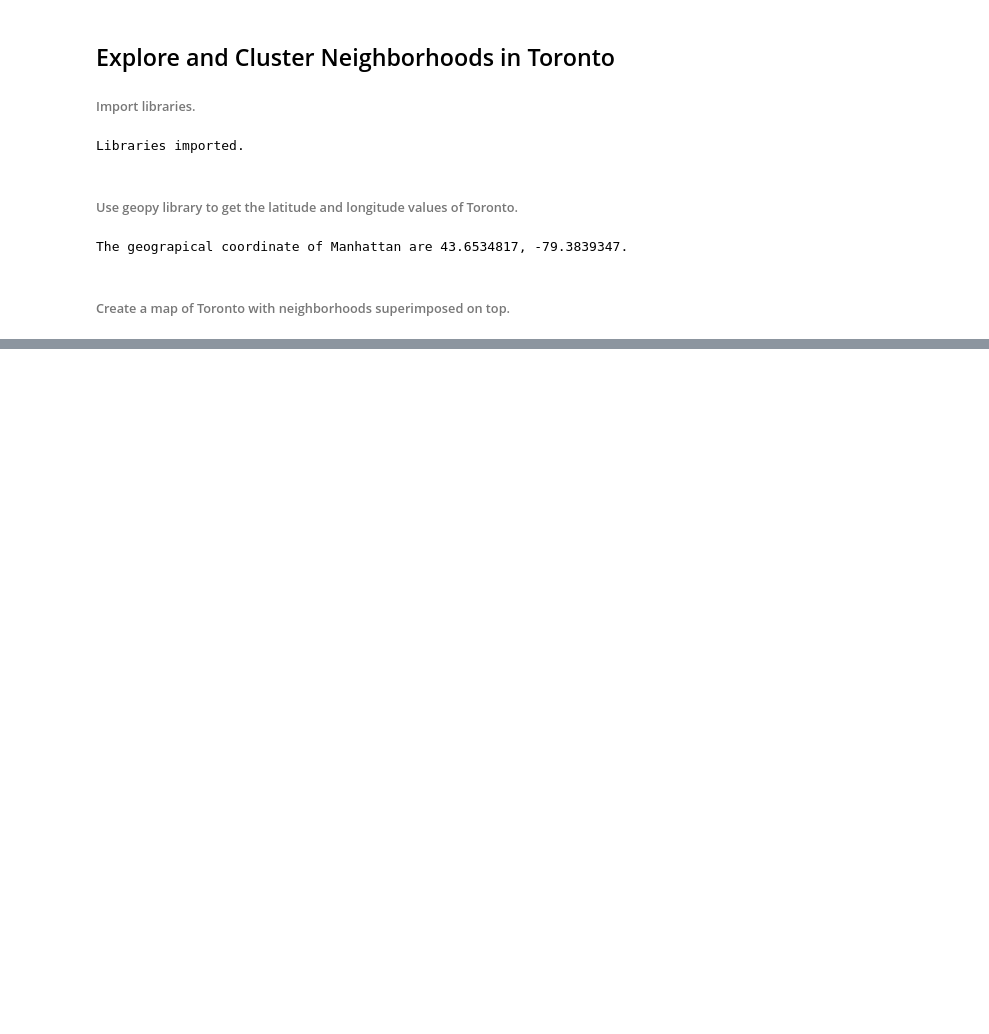
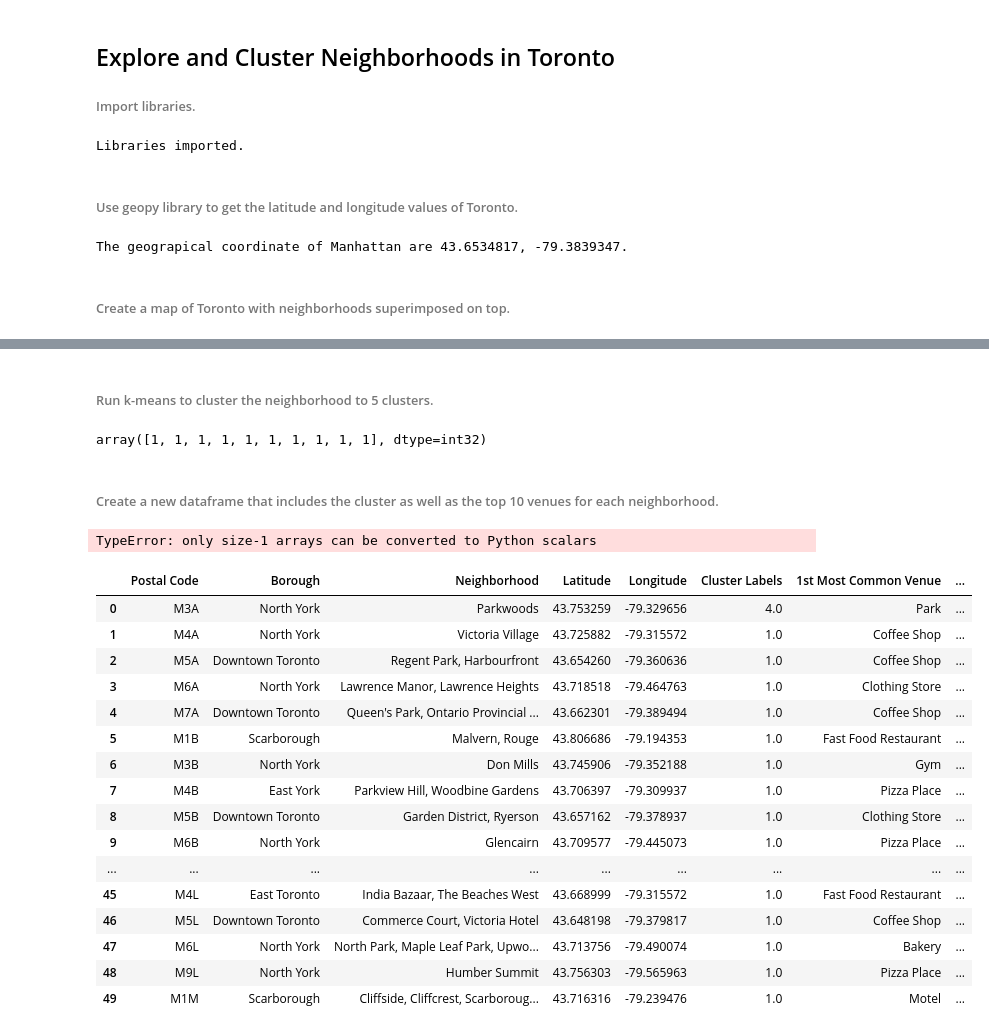
Before and after one commit to ktbaliton/Coursera_Capstone, a Jupyter notebook: Segmenting & Clustering Neighborhoods in TO.ipynb, the cells around one changed output, grey strips where cells are left out. Drawn from its saved outputs; the diff is of its cells as text; code cells hidden in the pictures; blank space fills up the shorter version.

```diff
--- a/Segmenting & Clustering Neighborhoods in TO.ipynb
+++ b/Segmenting & Clustering Neighborhoods in TO.ipynb
@@ -300,0 +516,12 @@ map_toronto
+# %%
+num_top_venues = 5
+
+for hood in toronto_grouped['Neighborhood']:
+    print("----"+hood+"----")
+    temp = toronto_grouped[toronto_grouped['Neighborhood'] == hood].T.reset_index()
+    temp.columns = ['venue','freq']
+    temp = temp.iloc[1:]
+    temp['freq'] = temp['freq'].astype(float)
+    temp = temp.round({'freq': 2})
+    print(temp.sort_values('freq', ascending=False).reset_index(drop=True).head(num_top_venues))
+    print('\n')
@@ -300,0 +548,6 @@ map_toronto
+# %%
+def return_most_common_venues(row, num_top_venues):
+    row_categories = row.iloc[1:]
+    row_categories_sorted = row_categories.sort_values(ascending=False)
+
+    return row_categories_sorted.index.values[0:num_top_venues]
@@ -300,0 +584,51 @@ map_toronto
+# %% [markdown]
+###### Run k-means to cluster the neighborhood to 5 clusters.
+# %%
+# set number of clusters
+kclusters = 5
+
+toronto_grouped_clustering = toronto_grouped.drop('Neighborhood', 1)
+
+# run k-means clustering
+kmeans = KMeans(n_clusters=kclusters, random_state=0).fit(toronto_grouped_clustering)
+
+# check cluster labels generated for each row in the dataframe
+kmeans.labels_[0:10]
+# %% [output]
+array([1, 1, 1, 1, 1, 1, 1, 1, 1, 1], dtype=int32)
+# %% [markdown]
+###### Create a new dataframe that includes the cluster as well as the top 10 venues for each neighborhood.
+# %%
+# add clustering labels
+neighborhoods_venues_sorted.insert(0, 'Cluster Labels', kmeans.labels_.astype(""))
+
+toronto_merged = toronto_data
+
+# merge toronto_grouped with toronto_data to add latitude/longitude for each neighborhood
+toronto_merged = toronto_merged.join(neighborhoods_venues_sorted.set_index('Neighborhood'), on='Neighborhood')
+
+toronto_merged.head(50)
+# %% [output]
+TypeError: only size-1 arrays can be converted to Python scalars
+# %%
+toronto_merged.dropna(inplace=True)
+toronto_merged.reset_index(drop=True, inplace=True)
+toronto_merged.head(50)
+# %% [output]
+|  | Postal Code | Borough | Neighborhood | Latitude | Longitude | Cluster Labels | 1st Most Common Venue | ... |
+| 0 | M3A | North York | Parkwoods | 43.753259 | -79.329656 | 4.0 | Park | ... |
+| 1 | M4A | North York | Victoria Village | 43.725882 | -79.315572 | 1.0 | Coffee Shop | ... |
+| 2 | M5A | Downtown Toronto | Regent Park, Harbourfront | 43.654260 | -79.360636 | 1.0 | Coffee Shop | ... |
+| 3 | M6A | North York | Lawrence Manor, Lawrence Heights | 43.718518 | -79.464763 | 1.0 | Clothing Store | ... |
+| 4 | M7A | Downtown Toronto | Queen's Park, Ontario Provincial ... | 43.662301 | -79.389494 | 1.0 | Coffee Shop | ... |
+| 5 | M1B | Scarborough | Malvern, Rouge | 43.806686 | -79.194353 | 1.0 | Fast Food Restaurant | ... |
+| 6 | M3B | North York | Don Mills | 43.745906 | -79.352188 | 1.0 | Gym | ... |
+| 7 | M4B | East York | Parkview Hill, Woodbine Gardens | 43.706397 | -79.309937 | 1.0 | Pizza Place | ... |
+| 8 | M5B | Downtown Toronto | Garden District, Ryerson | 43.657162 | -79.378937 | 1.0 | Clothing Store | ... |
+| 9 | M6B | North York | Glencairn | 43.709577 | -79.445073 | 1.0 | Pizza Place | ... |
+| ... | ... | ... | ... | ... | ... | ... | ... | ... |
+| 45 | M4L | East Toronto | India Bazaar, The Beaches West | 43.668999 | -79.315572 | 1.0 | Fast Food Restaurant | ... |
+| 46 | M5L | Downtown Toronto | Commerce Court, Victoria Hotel | 43.648198 | -79.379817 | 1.0 | Coffee Shop | ... |
+| 47 | M6L | North York | North Park, Maple Leaf Park, Upwo... | 43.713756 | -79.490074 | 1.0 | Bakery | ... |
+| 48 | M9L | North York | Humber Summit | 43.756303 | -79.565963 | 1.0 | Pizza Place | ... |
+| 49 | M1M | Scarborough | Cliffside, Cliffcrest, Scarboroug... | 43.716316 | -79.239476 | 1.0 | Motel | ... |
```
Also changed, not shown: parts of 31 cells of this notebook.
